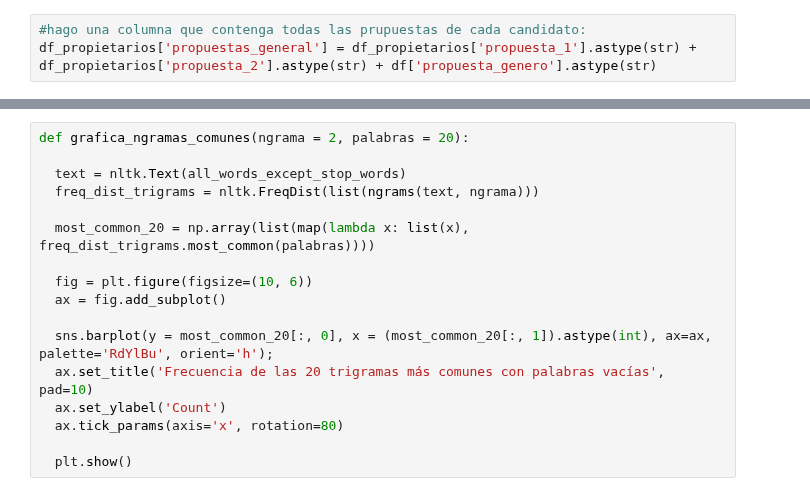
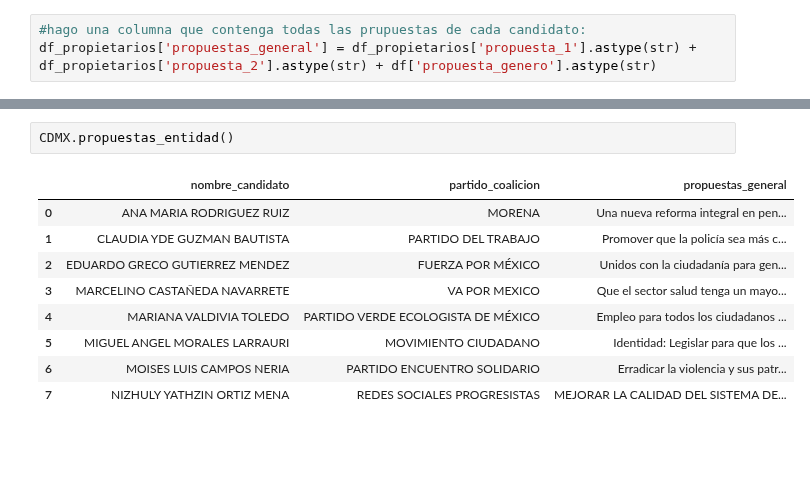
Before and after one commit to zoegarm/Analisis_INE_2021, a Jupyter notebook: Analsis_BD_INE_2021.ipynb, the cells around one changed output, grey strips where cells are left out. Drawn from its saved outputs; the diff is of its cells as text; blank space fills up the shorter version.

```diff
--- a/Analsis_BD_INE_2021.ipynb
+++ b/Analsis_BD_INE_2021.ipynb
@@ -321,17 +244,12 @@ CDMX.grafica_ngramas_comunes()
-# %%
-def grafica_ngramas_comunes(ngrama = 2, palabras = 20):
-
-  text = nltk.Text(all_words_except_stop_words)
-  freq_dist_trigrams = nltk.FreqDist(list(ngrams(text, ngrama)))
-
-  most_common_20 = np.array(list(map(lambda x: list(x), freq_dist_trigrams.most_common(palabras))))
-
-  fig = plt.figure(figsize=(10, 6))
-  ax = fig.add_subplot()
-
-  sns.barplot(y = most_common_20[:, 0], x = (most_common_20[:, 1]).astype(int), ax=ax, palette='RdYlBu', orient='h');
-  ax.set_title('Frecuencia de las 20 trigramas más comunes con palabras vacías', pad=10)
-  ax.set_ylabel('Count')
-  ax.tick_params(axis='x', rotation=80)
-
-  plt.show()
+# %%
+CDMX.propuestas_entidad()
+# %% [output]
+|  | nombre_candidato | partido_coalicion | propuestas_general |
+| 0 | ANA MARIA RODRIGUEZ RUIZ | MORENA | Una nueva reforma integral en pen... |
+| 1 | CLAUDIA YDE GUZMAN BAUTISTA | PARTIDO DEL TRABAJO | Promover que la policía sea más c... |
+| 2 | EDUARDO GRECO GUTIERREZ MENDEZ | FUERZA POR MÉXICO | Unidos con la ciudadanía para gen... |
+| 3 | MARCELINO CASTAÑEDA NAVARRETE | VA POR MEXICO | Que el sector salud tenga un mayo... |
+| 4 | MARIANA VALDIVIA TOLEDO | PARTIDO VERDE ECOLOGISTA DE MÉXICO | Empleo para todos los ciudadanos ... |
+| 5 | MIGUEL ANGEL MORALES LARRAURI | MOVIMIENTO CIUDADANO | Identidad: Legislar para que los ... |
+| 6 | MOISES LUIS CAMPOS NERIA | PARTIDO ENCUENTRO SOLIDARIO | Erradicar la violencia y sus patr... |
+| 7 | NIZHULY YATHZIN ORTIZ MENA | REDES SOCIALES PROGRESISTAS | MEJORAR LA CALIDAD DEL SISTEMA DE... |
```
Also changed, not shown: parts of 15 cells of this notebook.
